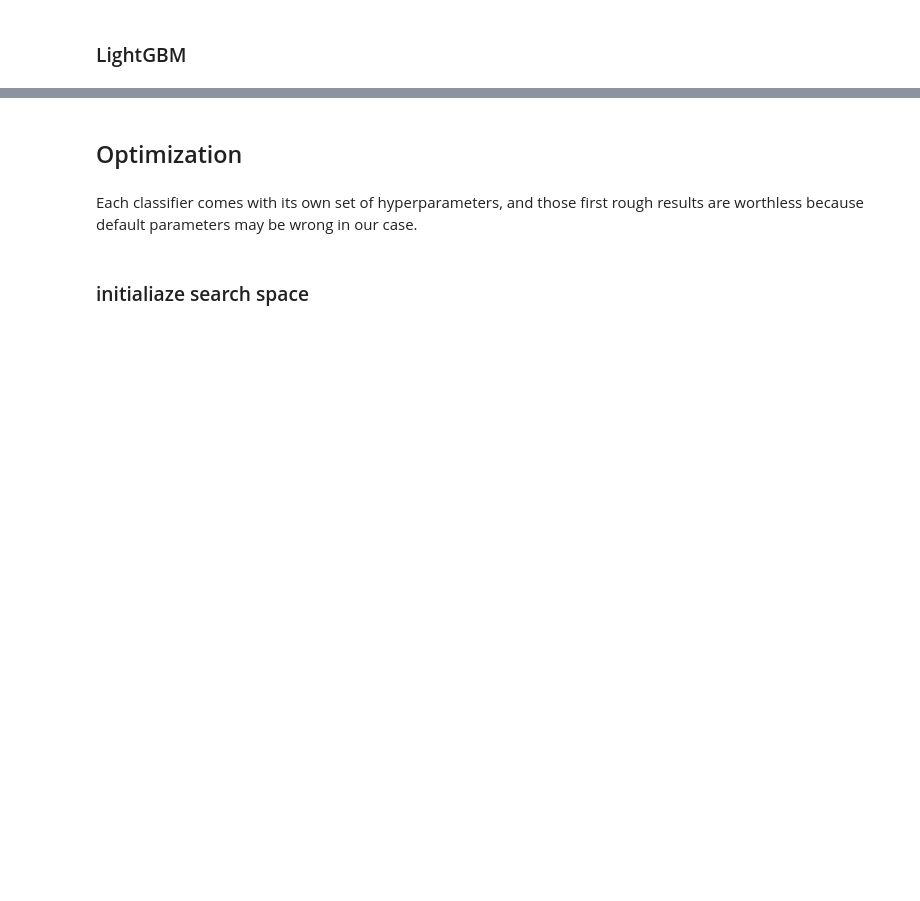
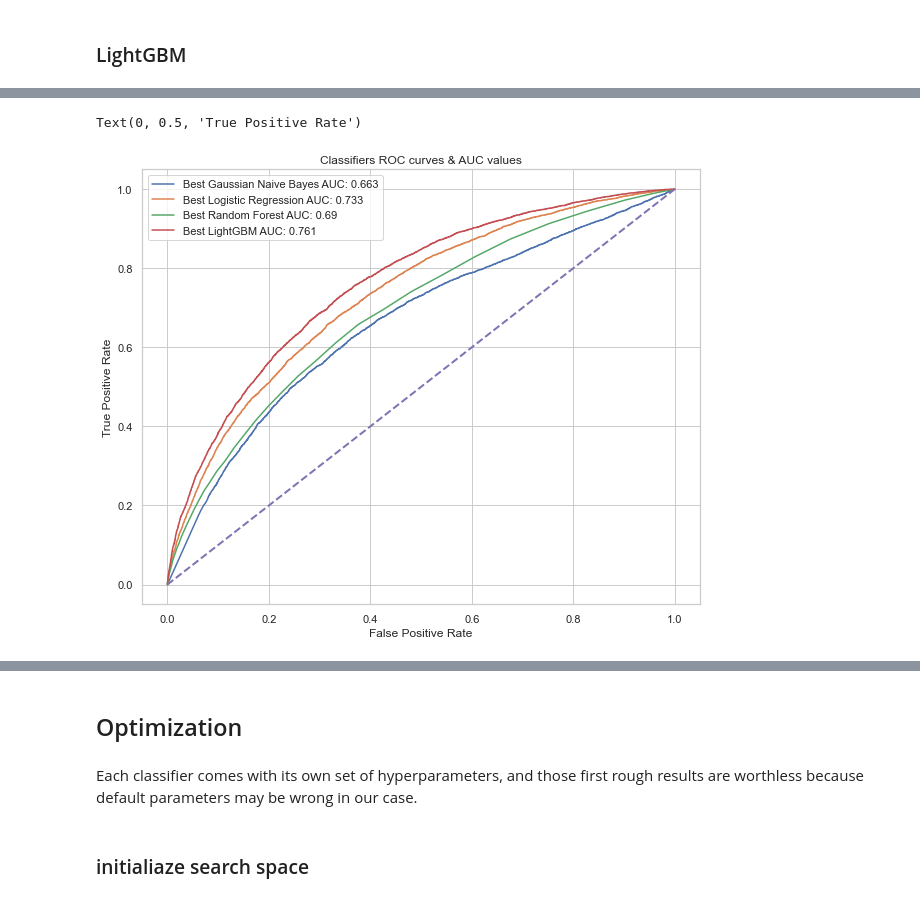
Before and after one commit to EtienneLardeur/P7_Scoring, a Jupyter notebook: P7_Model.ipynb, the cells around one changed output, grey strips where cells are left out. Saved outputs shown, nothing was run; the diff lists cells and outputs as text; code cells hidden in the pictures; blank space fills up the shorter version.

```diff
--- a/P7_Model.ipynb
+++ b/P7_Model.ipynb
@@ -219,0 +220,2 @@ Introduce and test a downsampling method?
+# %%
+X_train_me, X_test_me, y_train, y_test, features = preprocess_split(impute_strategy='mean')
@@ -386,0 +438,7 @@ Fbeta score (7):  0.0039
+# %%
+fpr_rndfor_me, tpr_rndfor_me, auc_score_rndfor_me, f7_rndfor_me = model_run(
+    rndfor,
+    X_train=X_train_me,
+    y_train=y_train,
+    X_test=X_test_me,
+    y_test=y_test)
@@ -732,0 +602,43 @@ feature_importances_sorted = plot_feature_importances(feature_importances)
+# %%
+# for Roc curve plots
+classifier_names = [
+    'Best Gaussian Naive Bayes',
+    'Best Logistic Regression',
+    'Best Random Forest',
+    'Best LightGBM']
+# %%
+# display roc curves
+fig = plt.figure(figsize=(10, 8))
+ax = fig.add_subplot(111)
+ax.plot(
+    fpr_naive_ms,
+    tpr_naive_ms,
+    label=str(classifier_names[0])
+    + ' AUC: '
+    + str(round(auc_score_naive_ms, 3)))
+ax.plot(
+    fpr_logreg_ms,
+    tpr_logreg_ms,
+    label=str(classifier_names[1])
+    + ' AUC: '
+    + str(round(auc_score_logreg_ms, 3)))
+ax.plot(
+    fpr_rndfor_me,
+    tpr_rndfor_me,
+    label=str(classifier_names[2])
+    + ' AUC: '
+    + str(round(auc_score_rndfor_me, 3)))
+ax.plot(
+    fpr_liggbm,
+    tpr_liggbm,
+    label=str(classifier_names[3])
+    + ' AUC: '
+    + str(round(auc_score_liggbm, 3)))
+ax.plot([0, 1], [0, 1], linewidth=2, linestyle='--')
+plt.legend(loc="best")
+plt.title("Classifiers ROC curves & AUC values")
+plt.xlabel("False Positive Rate")
+plt.ylabel("True Positive Rate")
+# %% [output]
+Text(0, 0.5, 'True Positive Rate')
+[figure, added]
```
Also changed, not shown: parts of 201 cells of this notebook, 1 other file.
